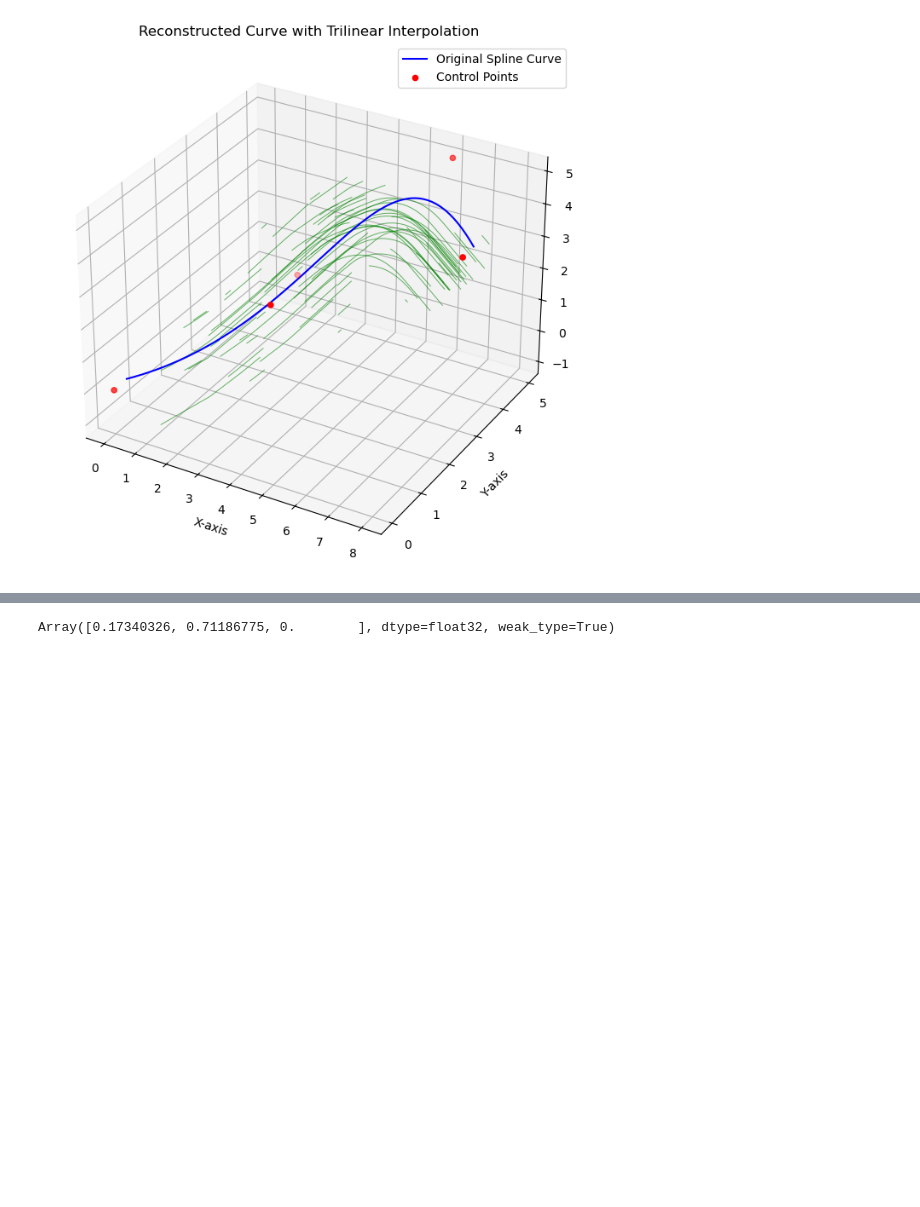
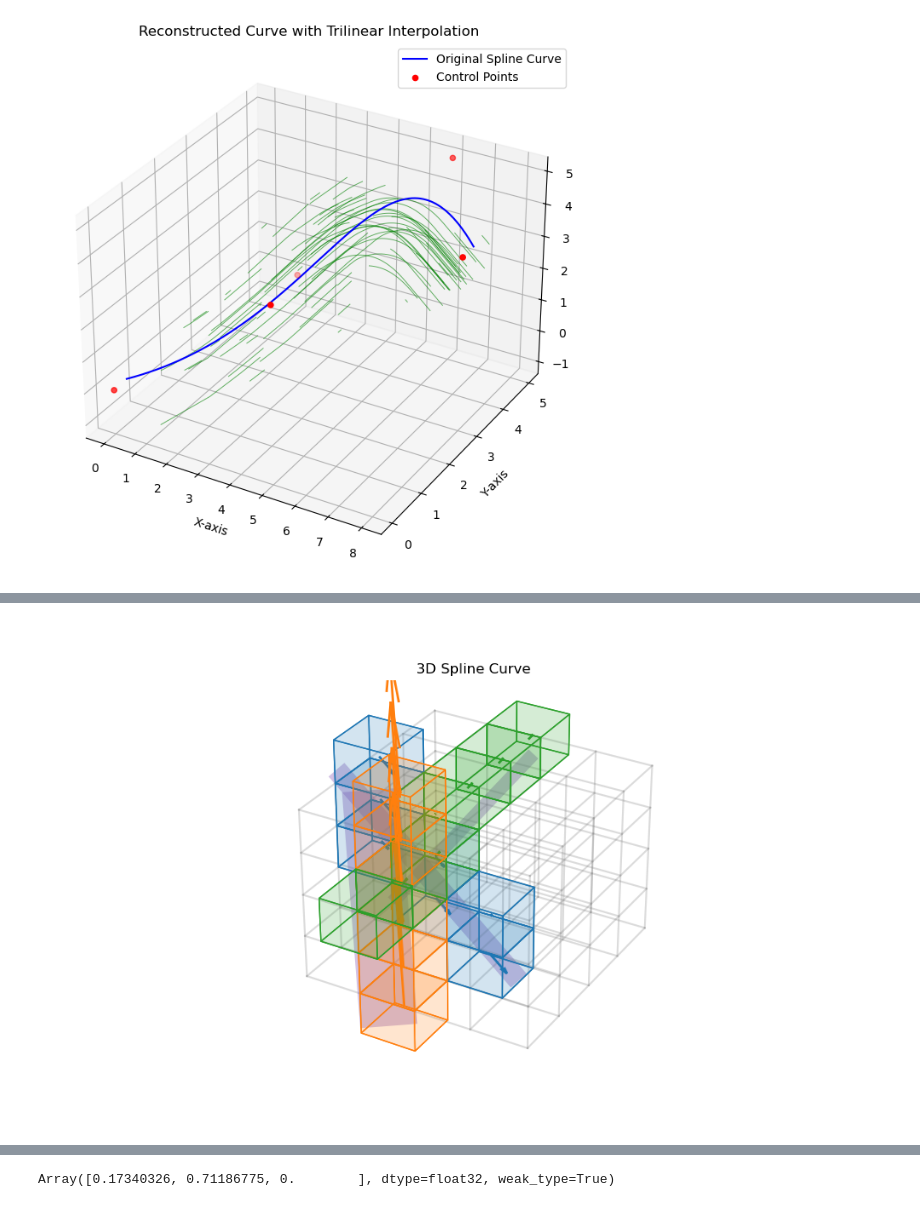
Before and after one commit to mackelab/dmri, a Jupyter notebook: notebooks/global_simulator/global_models.ipynb, the cells around one changed output, grey strips where cells are left out. Saved outputs shown, nothing was run; the diff lists cells and outputs as text; code cells hidden in the pictures; blank space fills up the shorter version.

```diff
--- a/notebooks/global_simulator/global_models.ipynb
+++ b/notebooks/global_simulator/global_models.ipynb
@@ -413,0 +426,90 @@ plt.show()
+# %%
+%matplotlib widget
+
+from itertools import combinations, product
+from mpl_toolkits.mplot3d.art3d import Poly3DCollection
+
+
+fig = plt.figure(figsize=(10, 6))
+ax = fig.add_subplot(111, projection='3d')
+grid = VoxelGrid(4,4,4)
+ax.grid(False)
+
+grid_lines_x, grid_lines_y, grid_lines_z = grid.get_grid_lines()
+
+
+start = 13
+for i in range(3):
+    diameter = jax.random.uniform(jax.random.key(start +100 + i), shape=(), minval=0.05, maxval=0.4)
+    spline = sample_splines(jax.random.key(start + i), degree=1)
+    t_line = jnp.linspace(0, 1, 100)
+    spline_values = spline(t_line)
+    voxel_idxs = jax.vmap(grid.get_voxel_index_for_point)(spline_values)
+    voxel_idxs = jnp.unique(voxel_idxs, axis=0)
+
+    average_tangets = get_average_tangent_in_voxels(spline, grid)
+    volume_fraction = get_spline_volume_fraction_in_voxels(spline, grid,diameter)
+
+
+    for voxel_idx in voxel_idxs:
+        voxel_start, voxel_end = grid.get_voxel_boundaries(*voxel_idx)
+        # Create a list of vertices for the 3D box
+        vertices = [
+            [voxel_start[0], voxel_start[1], voxel_start[2]],
+            [voxel_start[0], voxel_start[1], voxel_end[2]],
+            [voxel_start[0], voxel_end[1], voxel_start[2]],
+            [voxel_start[0], voxel_end[1], voxel_end[2]],
+            [voxel_end[0], voxel_start[1], voxel_start[2]],
+            [voxel_end[0], voxel_start[1], voxel_end[2]],
+            [voxel_end[0], voxel_end[1], voxel_start[2]],
+            [voxel_end[0], voxel_end[1], voxel_end[2]]
+        ]
+
+        # Create a list of sides for the 3D box
+        sides = [[vertices[j] for j in [0, 1, 3, 2]],
+                 [vertices[j] for j in [4, 5, 7, 6]],
+                 [vertices[j] for j in [0, 1, 5, 4]],
+                 [vertices[j] for j in [2, 3, 7, 6]],
+                 [vertices[j] for j in [0, 2, 6, 4]],
+                 [vertices[j] for j in [1, 3, 7, 5]]]
+
+        # Add the 3D box to the plot
+        ax.add_collection3d(Poly3DCollection(sides, facecolors=f'C{i}', linewidths=1, edgecolors=f'C{i}', alpha=.1))
+
+    # Plot the average tangent vectors
+    for voxel_idx in voxel_idxs:
+        avg_tangent = average_tangets[tuple(voxel_idx)]
+        center = jnp.array(grid.get_voxel_center(*voxel_idx))
+        volume = volume_fraction[tuple(voxel_idx)]
+        norm = jnp.linalg.norm(avg_tangent)
+        if norm > 0:
+            # Calculate the endpoint to maintain the direction
+            direction = avg_tangent / norm #* 0.25  # Normalize the tangent
+
+            ax.quiver(center[0], center[1], center[2], direction[0],direction[1],direction[2], color=f'C{i}', length=volume, lw=2)
+
+    # Plot the grid lines
+    for i in range(grid_lines_x.shape[0]):
+        for j in range(grid_lines_x.shape[1]):
+            ax.plot(grid_lines_x[i, j, :], grid_lines_y[i, j, :], grid_lines_z[i, j, :], color='gray', alpha=0.1)
+            ax.plot(grid_lines_x[i, :, j], grid_lines_y[i, :, j], grid_lines_z[i, :, j], color='gray', alpha=0.1)
+            ax.plot(grid_lines_x[:, i, j], grid_lines_y[:, i, j], grid_lines_z[:, i, j], color='gray', alpha=0.1)
+
+
+    # Plot the spline values
+    ax.plot(spline_values[:, 0], spline_values[:, 1], spline_values[:, 2], lw=diameter*200, alpha=0.4, color=f'C{i}')
+
+
+    # Set labels and show plot
+    # ax.set_xlabel("X-axis")
+    # ax.set_ylabel("Y-axis")
+    # ax.set_zlabel("Z-axis")
+    ax.axis("off")
+    ax.set_xlim(0, 1)
+    ax.set_ylim(0, 1)
+    ax.set_zlim(0, 1)
+    ax.set_title("3D Spline Curve")
+
+plt.show()
+# %% [output]
+[figure, added]
```
Also changed, not shown: parts of 4 cells of this notebook, 15 other files.
